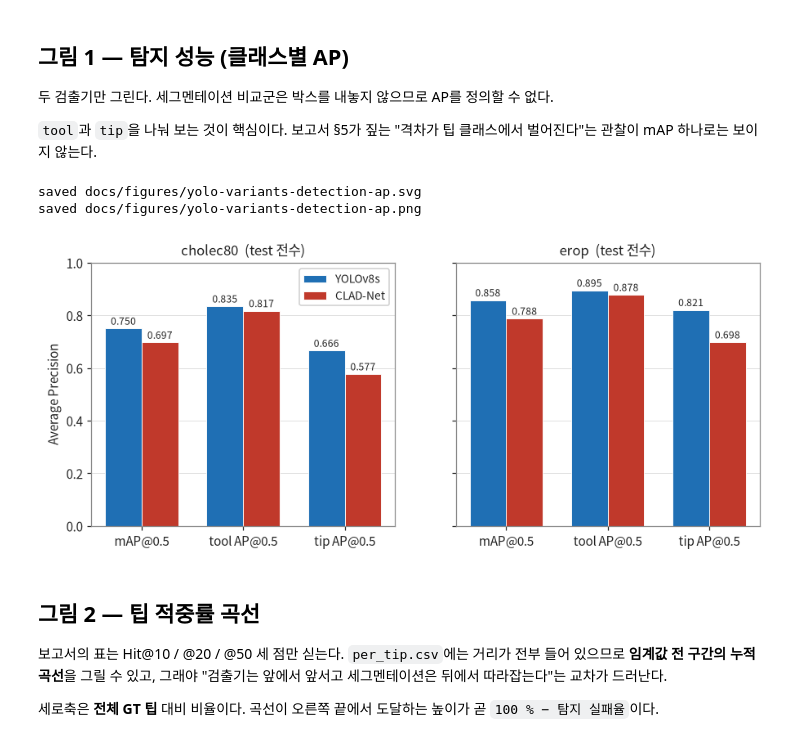
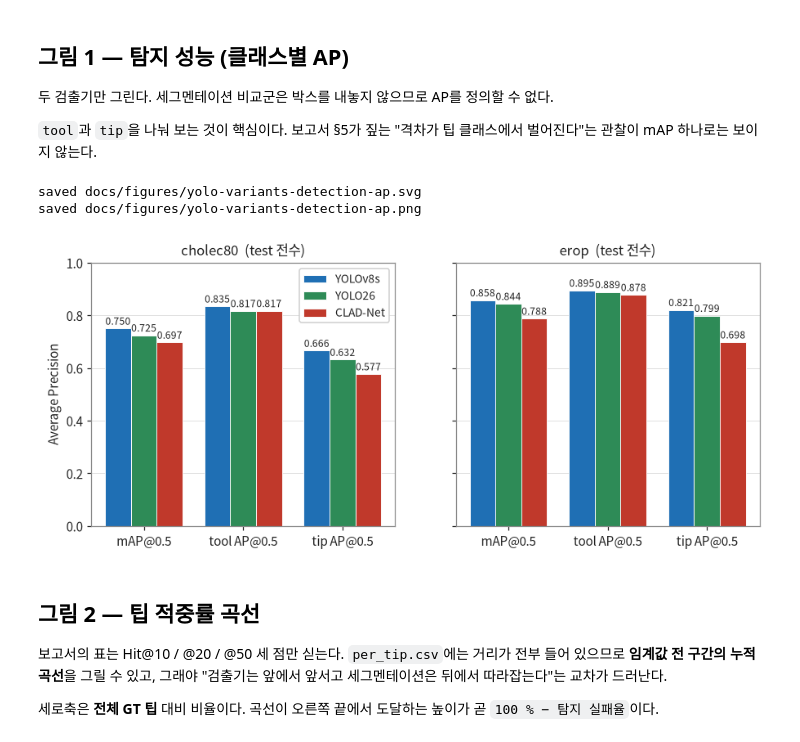
Before and after one commit to doosik71/tooltip-detector, a Jupyter notebook: notebook/reports-yolo-variants-graph.ipynb, the cells around one changed output. Cells and saved outputs as stored; diff of their text form; code cells hidden in the pictures.

```diff
--- a/notebook/reports-yolo-variants-graph.ipynb
+++ b/notebook/reports-yolo-variants-graph.ipynb
@@ -64,21 +64,23 @@ mpl.rcParams.update({
     "axes.unicode_minus": False,
 })
 
-# 한 모델 = 한 색. 두 검출기는 진한 색, 세그멘테이션 비교군은 회색 계열로 눌러 둔다.
+# 한 모델 = 한 색. 세 검출기는 진한 색, 세그멘테이션 비교군은 회색 계열로 눌러 둔다.
 COLOR = {
     "yolov8sclone": "#1f6fb4",
+    "yolo26clone": "#2e8b57",
     "cladnet": "#c0392b",
     "gaussian-tip": "#7f8c8d",
     "gradient-seg": "#b0b7bb",
 }
 LABEL = {
     "yolov8sclone": "YOLOv8s",
+    "yolo26clone": "YOLO26",
     "cladnet": "CLAD-Net",
     "gaussian-tip": "tooltip-detector (gaussian-tip)",
     "gradient-seg": "tooltip-detector (gradient-seg)",
 }
 DATASETS = ("cholec80", "erop")
-DETECTORS = ("yolov8sclone", "cladnet")
+DETECTORS = ("yolov8sclone", "yolo26clone", "cladnet")
 SEGMENTATION = ("gaussian-tip", "gradient-seg")
 MODELS = DETECTORS + SEGMENTATION
 
@@ -167,32 +171,32 @@ gradient-seg   erop      GT  50,718  matched  49,149
 # %%
 fig, axes = plt.subplots(1, 2, figsize=(9.6, 3.8), sharey=True)
 
 metrics = [("map50", "mAP@0.5"), ("tool", "tool AP@0.5"), ("tip", "tip AP@0.5")]
 x = np.arange(len(metrics))
-width = 0.36
+width = 0.26
 
 for axis, dataset in zip(axes, DATASETS):
-    for offset, model in zip((-width / 2, width / 2), DETECTORS):
+    for offset, model in zip(np.linspace(-width, width, len(DETECTORS)), DETECTORS):
         detection = SUMMARY[(model, dataset)]["detection"]
         values = [detection["map50"],
                   detection["per_class"]["tool"]["ap50"],
                   detection["per_class"]["tip"]["ap50"]]
         bars = axis.bar(x + offset, values, width, label=LABEL[model],
                         color=COLOR[model], edgecolor="white", linewidth=0.6)
         axis.bar_label(bars, fmt="%.3f", fontsize=8, padding=2)
     axis.set_xticks(x, [label for _, label in metrics])
     axis.set_title(f"{dataset}  (test 전수)")
     axis.set_ylim(0, 1.0)
     axis.grid(axis="y", color="#dddddd", linewidth=0.6)
     axis.set_axisbelow(True)
 
 axes[0].set_ylabel("Average Precision")
 axes[0].legend(loc="upper right", framealpha=0.95, fontsize=9)
 save(fig, "yolo-variants-detection-ap")
 # %% [output]
 saved docs/figures/yolo-variants-detection-ap.svg
 saved docs/figures/yolo-variants-detection-ap.png
-[figure, old version]
+[figure, new version]
 # %% [markdown]
 ## 그림 2 — 팁 적중률 곡선
 
```
Also changed, not shown: parts of 10 cells of this notebook, 24 other files.
